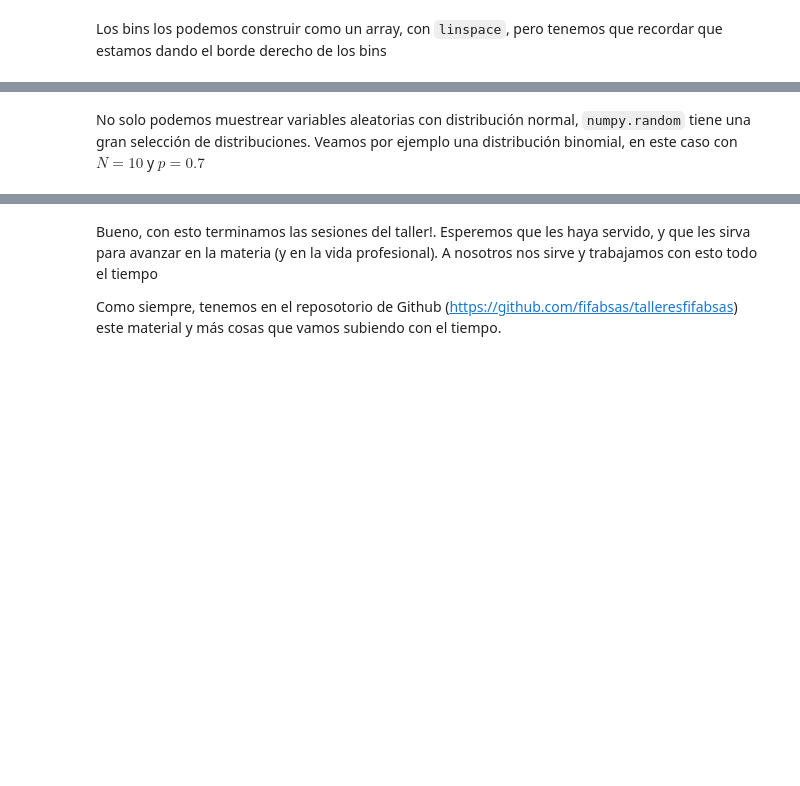
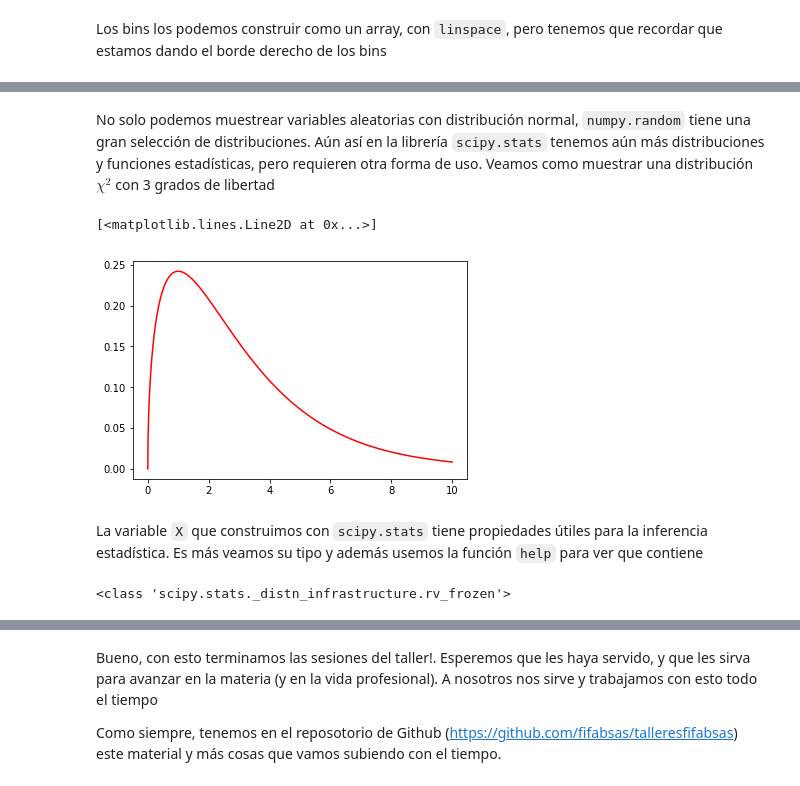
Before and after one commit to fifabsas/talleresfifabsas, a Jupyter notebook: python/Incertezas/numerico.ipynb, the cells around one changed output, grey strips where cells are left out. Cells and saved outputs as stored; diff of their text form; code cells hidden in the pictures; blank space fills up the shorter version.

```diff
--- a/python/Incertezas/numerico.ipynb
+++ b/python/Incertezas/numerico.ipynb
@@ -340,2 +340,20 @@ plt.hist(x, bins = bins, normed=1, facecolor='green',
 # %% [markdown]
-No solo podemos muestrear variables aleatorias con distribución normal, `numpy.random` tiene una gran selección de distribuciones. Veamos por ejemplo una distribución binomial, en este caso con $N=10$ y $p=0.7$
+No solo podemos muestrear variables aleatorias con distribución normal, `numpy.random` tiene una gran selección de distribuciones. Aún así en la librería `scipy.stats` tenemos aún más distribuciones y funciones estadísticas, pero requieren otra forma de uso. Veamos como muestrar una distribución $\chi^2$ con 3 grados de libertad
+# %%
+import scipy as sp
+from scipy import stats #Tengo que importar la sublibrería
+
+X = sp.stats.chi2(df=3)
+
+t = np.linspace(0, 10, 1000)
+plt.plot(t, X.pdf(t), 'r-') #Puedo usar la PDF de la distribución así
+# %% [output]
+[<matplotlib.lines.Line2D at 0x...>]
+[figure, added]
+# %% [markdown]
+La variable `X` que construimos con `scipy.stats` tiene propiedades útiles para la inferencia estadística. Es más veamos su tipo y además usemos la función `help` para ver que contiene
+# %%
+print(type(X))
+#print(help(X)) #Hagan esto si están en un entorno no tan cool como Jupyter
+# %% [output]
+<class 'scipy.stats._distn_infrastructure.rv_frozen'>
```
Also changed, not shown: parts of 14 cells of this notebook.
